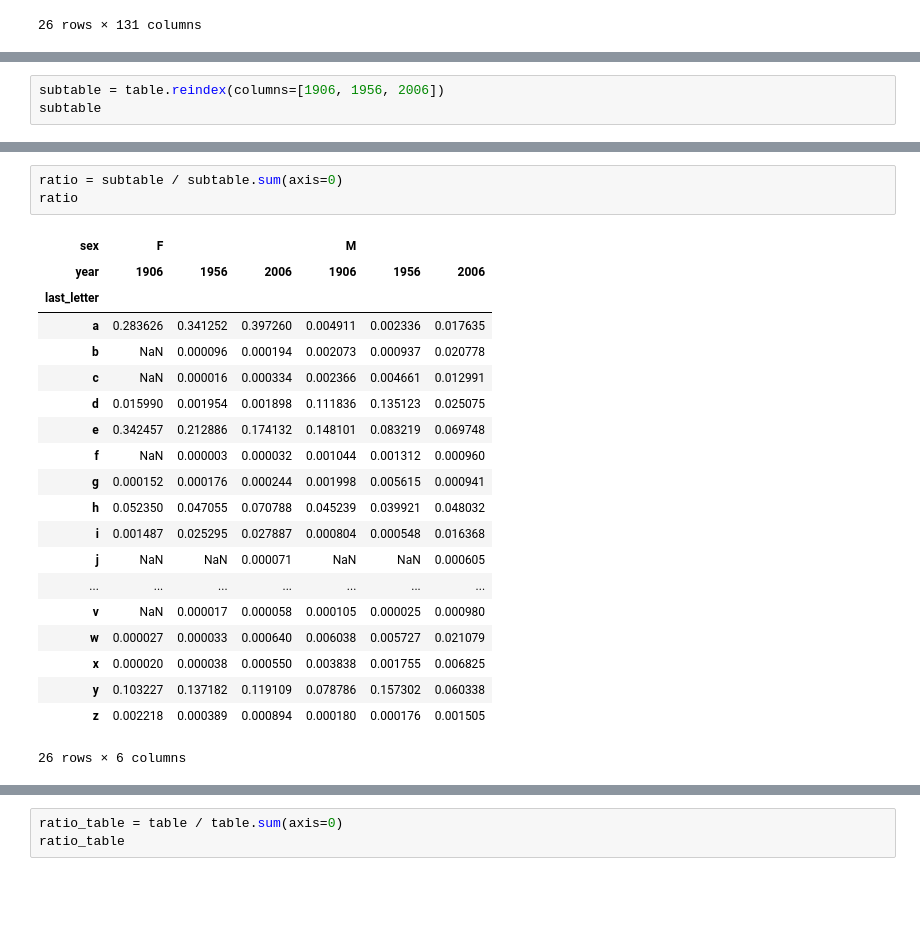
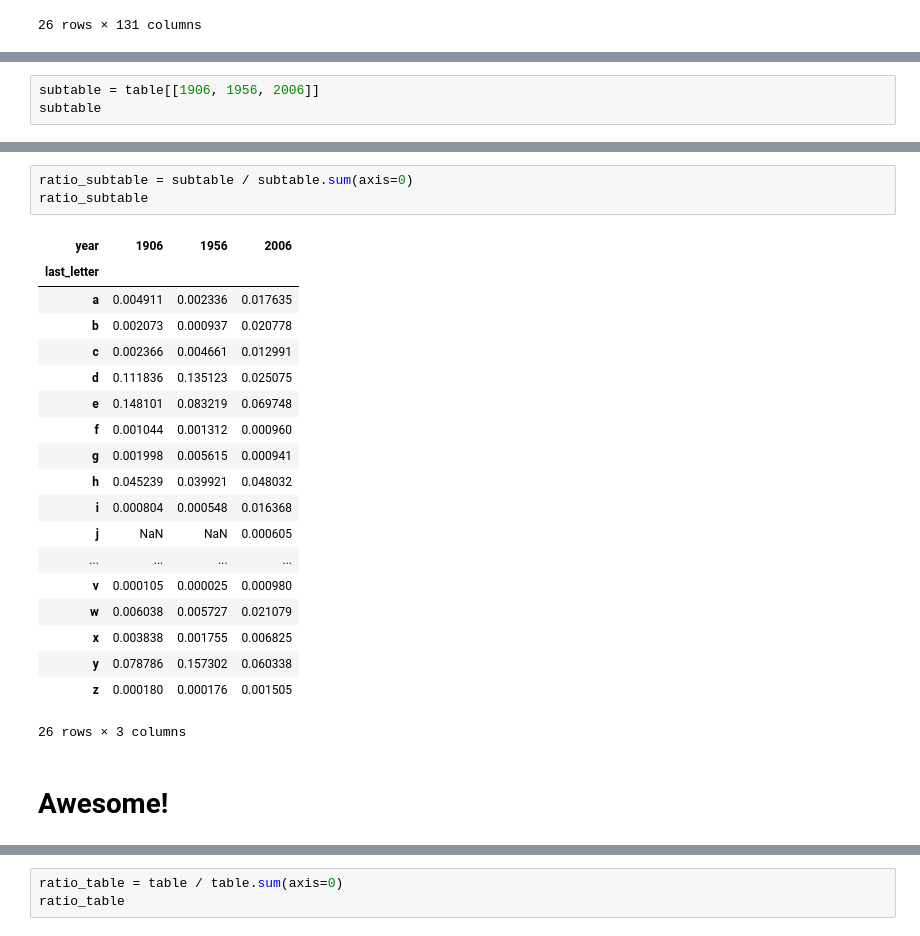
Before and after one commit to c3h3/NCCU-PyData-Courses-2013Spring, a Jupyter notebook: Lecture3/pandas/Pandas.ipynb, the cells around one changed output, grey strips where cells are left out. Cells and saved outputs as stored; diff of their text form; blank space fills up the shorter version.

```diff
--- a/Lecture3/pandas/Pandas.ipynb
+++ b/Lecture3/pandas/Pandas.ipynb
@@ -636,4 +609,4 @@ table
 # %%
-subtable = table.reindex(columns=[1906, 1956, 2006])
+subtable = table[[1906, 1956, 2006]]
 subtable
 # %% [output]
@@ -688,26 +666,27 @@ M    1906     133159
 dtype: float64
 # %%
-ratio = subtable / subtable.sum(axis=0)
-ratio
+ratio_subtable = subtable / subtable.sum(axis=0)
+ratio_subtable
 # %% [output]
-| sex | F |  |  | M |  |  |
-| year | 1906 | 1956 | 2006 | 1906 | 1956 | 2006 |
-| last_letter |  |  |  |  |  |  |
-| a | 0.283626 | 0.341252 | 0.397260 | 0.004911 | 0.002336 | 0.017635 |
-| b | NaN | 0.000096 | 0.000194 | 0.002073 | 0.000937 | 0.020778 |
-| c | NaN | 0.000016 | 0.000334 | 0.002366 | 0.004661 | 0.012991 |
-| d | 0.015990 | 0.001954 | 0.001898 | 0.111836 | 0.135123 | 0.025075 |
-| e | 0.342457 | 0.212886 | 0.174132 | 0.148101 | 0.083219 | 0.069748 |
-| f | NaN | 0.000003 | 0.000032 | 0.001044 | 0.001312 | 0.000960 |
-| g | 0.000152 | 0.000176 | 0.000244 | 0.001998 | 0.005615 | 0.000941 |
-| h | 0.052350 | 0.047055 | 0.070788 | 0.045239 | 0.039921 | 0.048032 |
-| i | 0.001487 | 0.025295 | 0.027887 | 0.000804 | 0.000548 | 0.016368 |
-| j | NaN | NaN | 0.000071 | NaN | NaN | 0.000605 |
-| ... | ... | ... | ... | ... | ... | ... |
-| v | NaN | 0.000017 | 0.000058 | 0.000105 | 0.000025 | 0.000980 |
-| w | 0.000027 | 0.000033 | 0.000640 | 0.006038 | 0.005727 | 0.021079 |
-| x | 0.000020 | 0.000038 | 0.000550 | 0.003838 | 0.001755 | 0.006825 |
-| y | 0.103227 | 0.137182 | 0.119109 | 0.078786 | 0.157302 | 0.060338 |
-| z | 0.002218 | 0.000389 | 0.000894 | 0.000180 | 0.000176 | 0.001505 |
+| year | 1906 | 1956 | 2006 |
+| last_letter |  |  |  |
+| a | 0.004911 | 0.002336 | 0.017635 |
+| b | 0.002073 | 0.000937 | 0.020778 |
+| c | 0.002366 | 0.004661 | 0.012991 |
+| d | 0.111836 | 0.135123 | 0.025075 |
+| e | 0.148101 | 0.083219 | 0.069748 |
+| f | 0.001044 | 0.001312 | 0.000960 |
+| g | 0.001998 | 0.005615 | 0.000941 |
+| h | 0.045239 | 0.039921 | 0.048032 |
+| i | 0.000804 | 0.000548 | 0.016368 |
+| j | NaN | NaN | 0.000605 |
+| ... | ... | ... | ... |
+| v | 0.000105 | 0.000025 | 0.000980 |
+| w | 0.006038 | 0.005727 | 0.021079 |
+| x | 0.003838 | 0.001755 | 0.006825 |
+| y | 0.078786 | 0.157302 | 0.060338 |
+| z | 0.000180 | 0.000176 | 0.001505 |
-26 rows × 6 columns
+26 rows × 3 columns
+# %% [markdown]
+# Awesome!
 # %%
```
Also changed, not shown: parts of 38 cells of this notebook, 1 other file.
